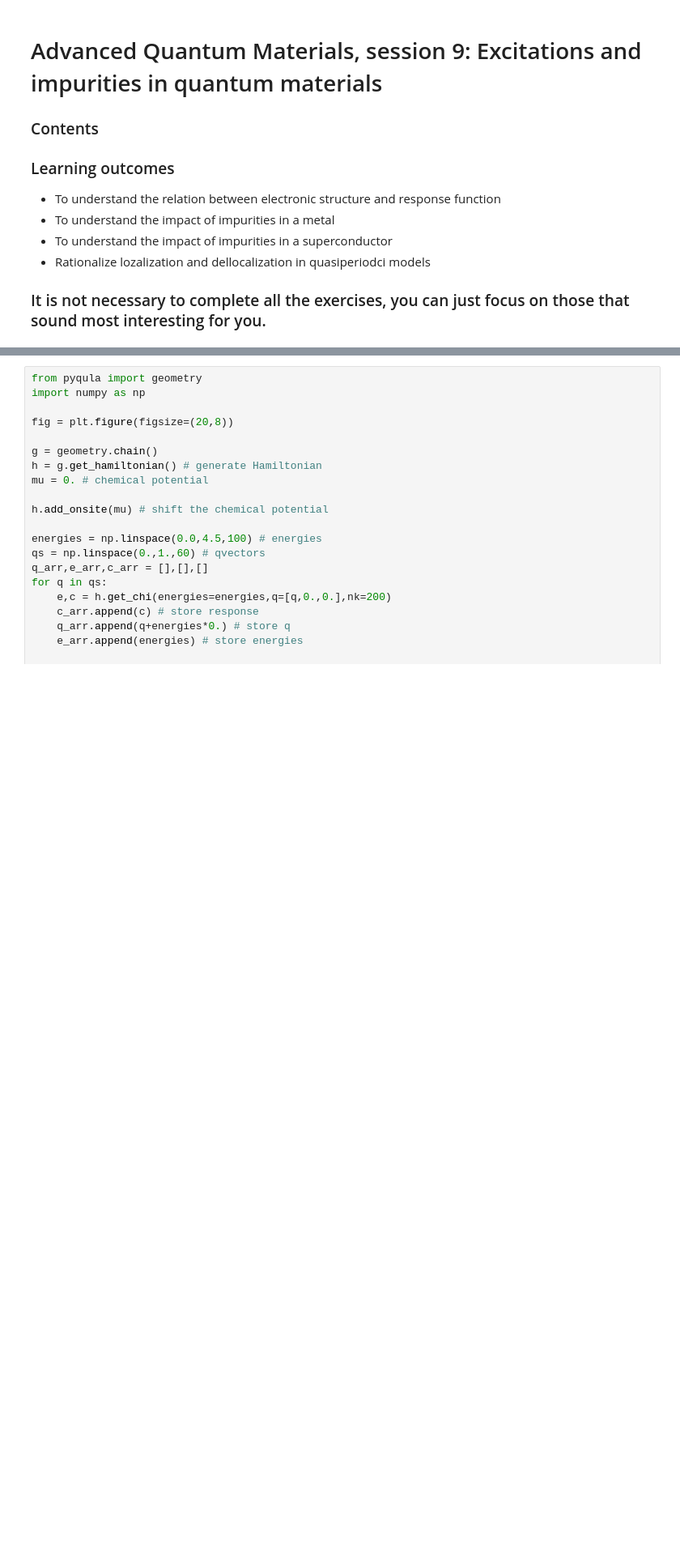
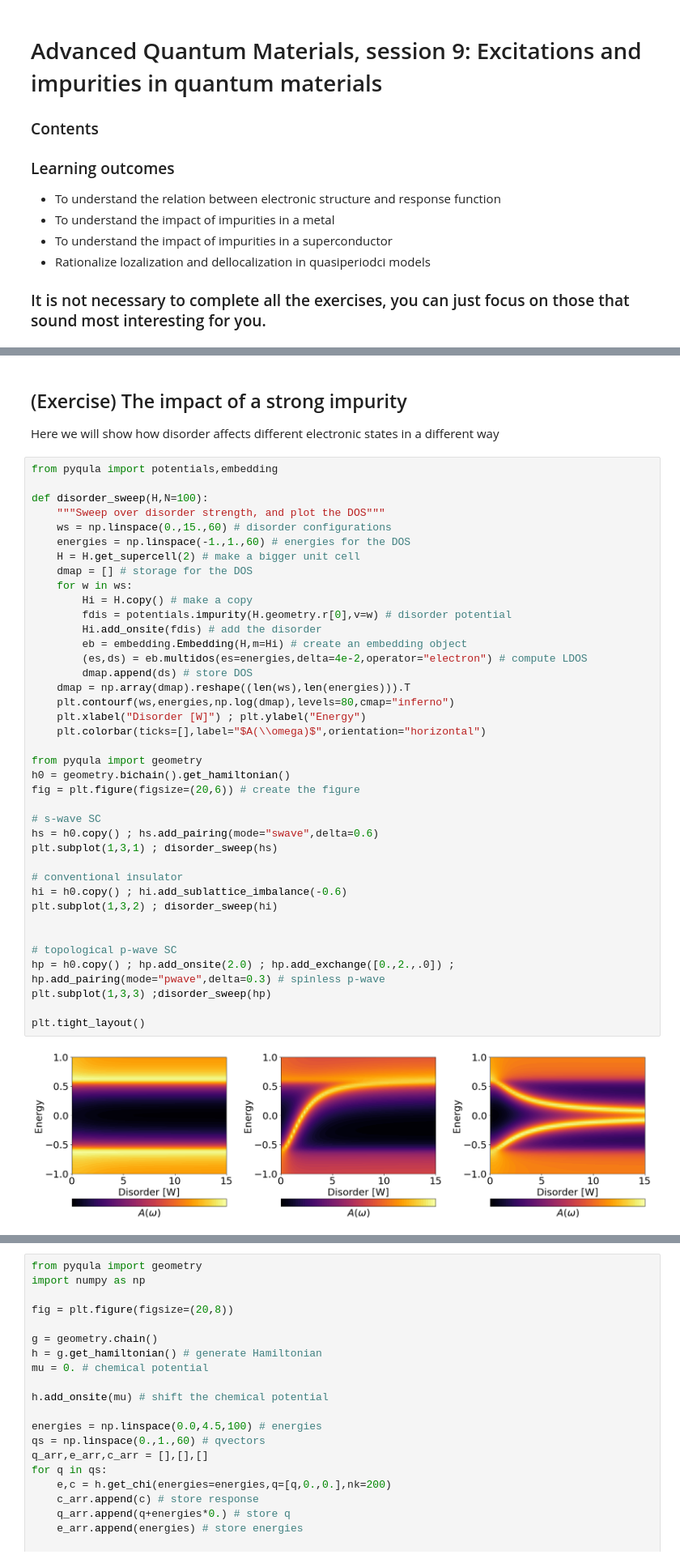
Before and after one commit to joselado/Advanced_Quantum_Materials_2026, a Jupyter notebook: jupyter-notebooks/session9.ipynb, the cells around one changed output, grey strips where cells are left out. Shown at 81% size. Drawn from its saved outputs; the diff is of its cells as text; blank space fills up the shorter version.

```diff
--- a/jupyter-notebooks/session9.ipynb
+++ b/jupyter-notebooks/session9.ipynb
@@ -34,0 +77,44 @@ Here we will show the relationship between the electronic structure and the resp
+# %% [markdown]
+## (Exercise) The impact of a strong impurity
+Here we will show how disorder affects different electronic states in a different way
+# %%
+from pyqula import potentials,embedding
+
+def disorder_sweep(H,N=100):
+    """Sweep over disorder strength, and plot the DOS"""
+    ws = np.linspace(0.,15.,60) # disorder configurations
+    energies = np.linspace(-1.,1.,60) # energies for the DOS
+    H = H.get_supercell(2) # make a bigger unit cell
+    dmap = [] # storage for the DOS
+    for w in ws:
+        Hi = H.copy() # make a copy
+        fdis = potentials.impurity(H.geometry.r[0],v=w) # disorder potential
+        Hi.add_onsite(fdis) # add the disorder
+        eb = embedding.Embedding(H,m=Hi) # create an embedding object
+        (es,ds) = eb.multidos(es=energies,delta=4e-2,operator="electron") # compute LDOS
+        dmap.append(ds) # store DOS
+    dmap = np.array(dmap).reshape((len(ws),len(energies))).T
+    plt.contourf(ws,energies,np.log(dmap),levels=80,cmap="inferno")
+    plt.xlabel("Disorder [W]") ; plt.ylabel("Energy")
+    plt.colorbar(ticks=[],label="$A(\\omega)$",orientation="horizontal")
+
+from pyqula import geometry
+h0 = geometry.bichain().get_hamiltonian()
+fig = plt.figure(figsize=(20,6)) # create the figure
+
+# s-wave SC
+hs = h0.copy() ; hs.add_pairing(mode="swave",delta=0.6)
+plt.subplot(1,3,1) ; disorder_sweep(hs)
+
+# conventional insulator
+hi = h0.copy() ; hi.add_sublattice_imbalance(-0.6)
+plt.subplot(1,3,2) ; disorder_sweep(hi)
+
+
+# topological p-wave SC
+hp = h0.copy() ; hp.add_onsite(2.0) ; hp.add_exchange([0.,2.,.0]) ; hp.add_pairing(mode="pwave",delta=0.3) # spinless p-wave
+plt.subplot(1,3,3) ;disorder_sweep(hp)
+
+plt.tight_layout()
+# %% [output]
+[figure, added]
```
Also changed, not shown: parts of 10 cells of this notebook.
